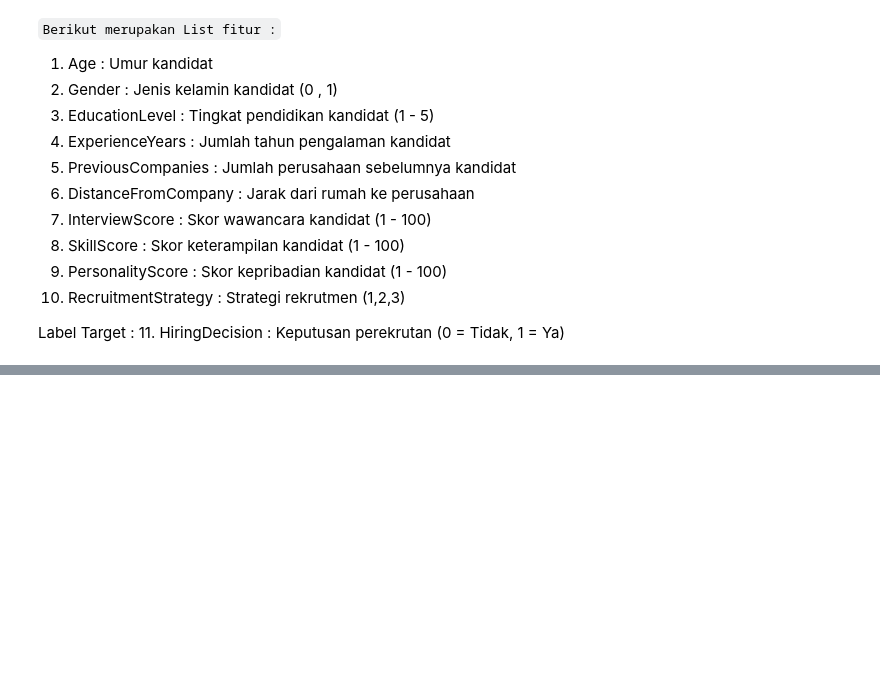
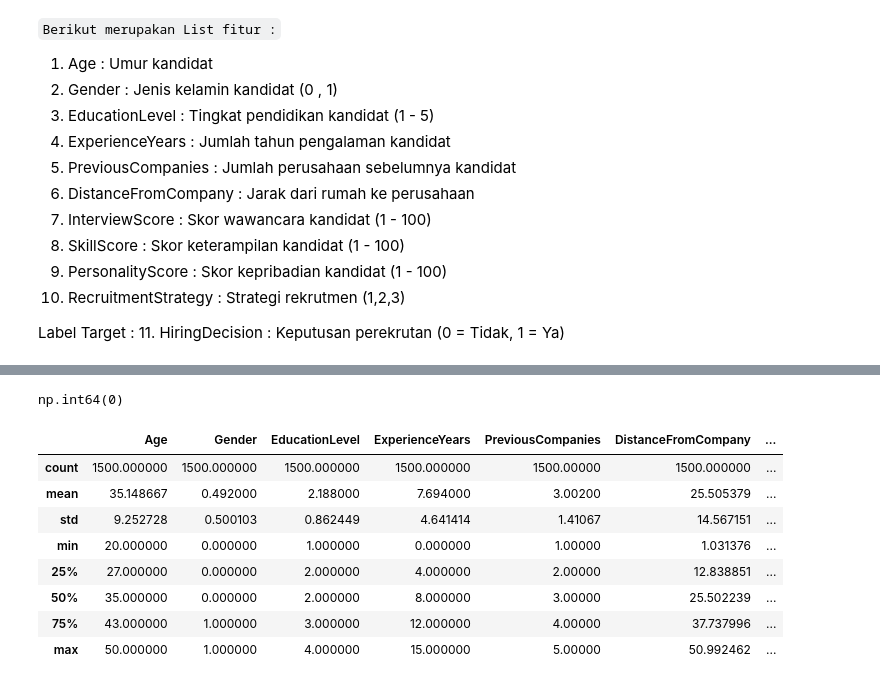
Before and after one commit to 4Kings-Rakamin/Stage0_Business_Understanding, a Jupyter notebook: EDA_Dataset_8/Part1_D8.ipynb, the cells around one changed output, grey strips where cells are left out. Drawn from its saved outputs; the diff is of its cells as text; code cells hidden in the pictures; blank space fills up the shorter version.

```diff
--- a/EDA_Dataset_8/Part1_D8.ipynb
+++ b/EDA_Dataset_8/Part1_D8.ipynb
@@ -62,0 +81,18 @@ Label Target :
+# %%
+# check duplicate rows
+df.duplicated().sum()
+# %% [output]
+np.int64(0)
+# %%
+# check distribusi kolom numerik
+df.describe()
+# %% [output]
+|  | Age | Gender | EducationLevel | ExperienceYears | PreviousCompanies | DistanceFromCompany | ... |
+| count | 1500.000000 | 1500.000000 | 1500.000000 | 1500.000000 | 1500.00000 | 1500.000000 | ... |
+| mean | 35.148667 | 0.492000 | 2.188000 | 7.694000 | 3.00200 | 25.505379 | ... |
+| std | 9.252728 | 0.500103 | 0.862449 | 4.641414 | 1.41067 | 14.567151 | ... |
+| min | 20.000000 | 0.000000 | 1.000000 | 0.000000 | 1.00000 | 1.031376 | ... |
+| 25% | 27.000000 | 0.000000 | 2.000000 | 4.000000 | 2.00000 | 12.838851 | ... |
+| 50% | 35.000000 | 0.000000 | 2.000000 | 8.000000 | 3.00000 | 25.502239 | ... |
+| 75% | 43.000000 | 1.000000 | 3.000000 | 12.000000 | 4.00000 | 37.737996 | ... |
+| max | 50.000000 | 1.000000 | 4.000000 | 15.000000 | 5.00000 | 50.992462 | ... |
```
Also changed, not shown: parts of 6 cells of this notebook.
